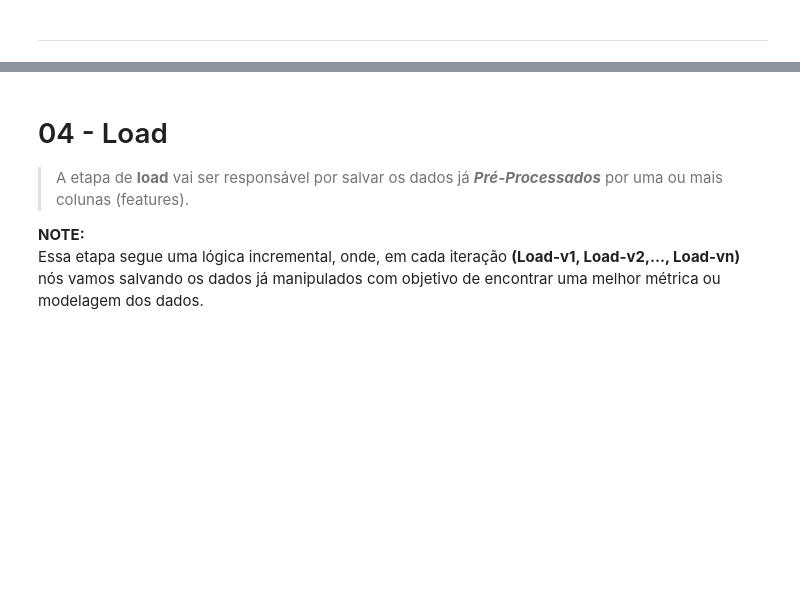
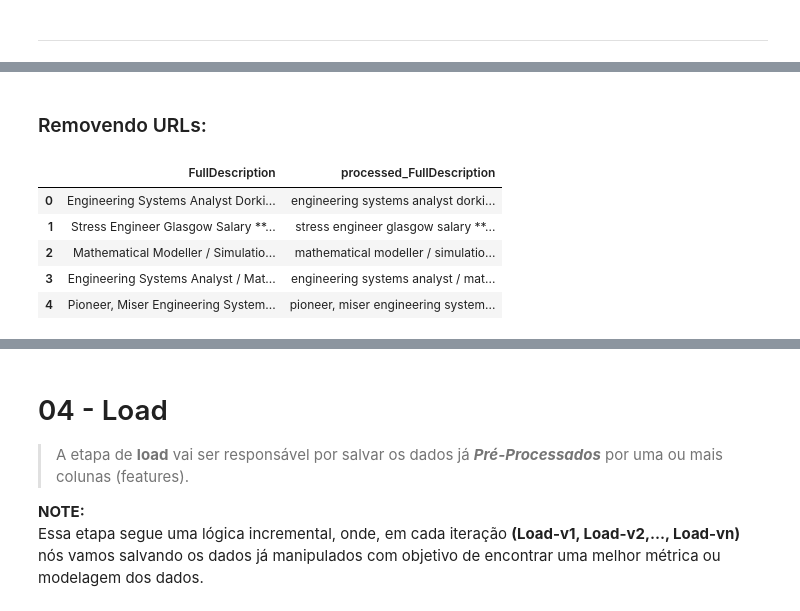
Before and after one commit to rodrigols89/jsp, a Jupyter notebook: notebooks/preprocessing.ipynb, the cells around one changed output, grey strips where cells are left out. Saved outputs shown, nothing was run; the diff lists cells and outputs as text; code cells hidden in the pictures; blank space fills up the shorter version.

```diff
--- a/notebooks/preprocessing.ipynb
+++ b/notebooks/preprocessing.ipynb
@@ -358,0 +415,12 @@ Essa é a variável **target**. Por hora, vamos trabalhar com ela do jeito que e
+# %% [markdown]
+### Removendo URLs:
+# %%
+df_FullDescription["processed_FullDescription"] = df_FullDescription["processed_FullDescription"].str.replace(r'\s*https?://\S+(\s+|$)', ' ', regex=True).str.strip()
+df_FullDescription.head()
+# %% [output]
+|  | FullDescription | processed_FullDescription |
+| 0 | Engineering Systems Analyst Dorki... | engineering systems analyst dorki... |
+| 1 | Stress Engineer Glasgow Salary **... | stress engineer glasgow salary **... |
+| 2 | Mathematical Modeller / Simulatio... | mathematical modeller / simulatio... |
+| 3 | Engineering Systems Analyst / Mat... | engineering systems analyst / mat... |
+| 4 | Pioneer, Miser Engineering System... | pioneer, miser engineering system... |
```
Also changed, not shown: parts of 35 cells of this notebook, 3 other files.
